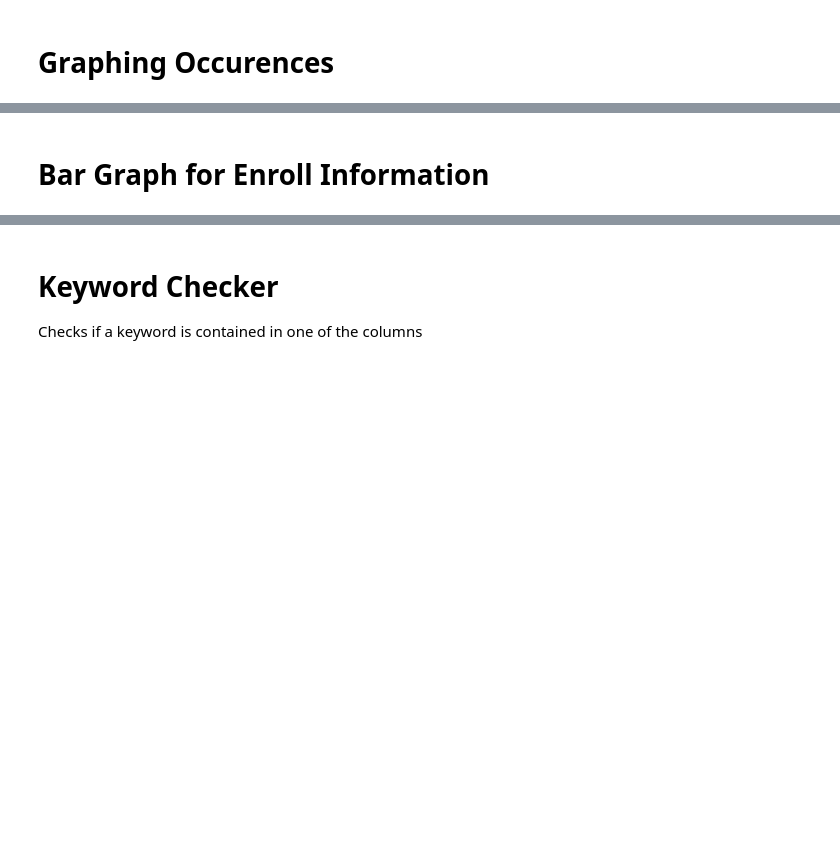
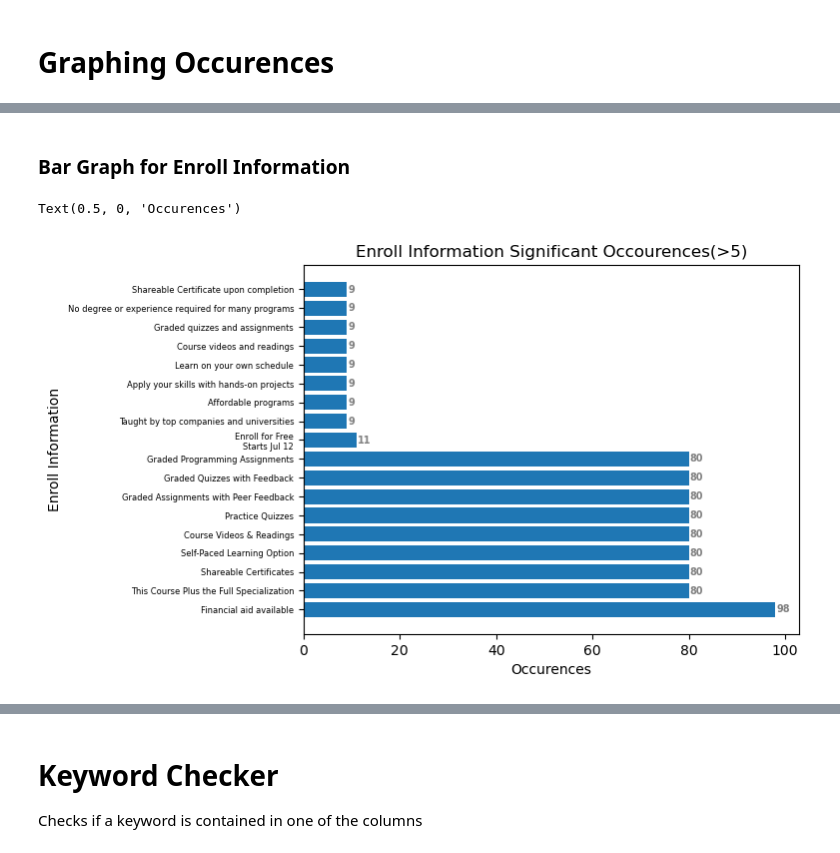
Before and after one commit to danielachacon/coursera, a Jupyter notebook: coursera.ipynb, the cells around one changed output, grey strips where cells are left out. Cells and saved outputs as stored; diff of their text form; code cells hidden in the pictures; blank space fills up the shorter version.

```diff
--- a/coursera.ipynb
+++ b/coursera.ipynb
@@ -181,26 +354,34 @@ for keys, value in enrollInformationDict.items():
 # %% [markdown]
-# Bar Graph for Enroll Information
+### Bar Graph for Enroll Information
 # %%
 x = []
 y = []
+
+#Sort list
+sortedList = sorted(enrollInformationDict.items(), key=lambda x:x[1], reverse=True)
+sortedEnrollInformationDict = dict(sortedList)
+
 # Create List of Skills that Occur Significantly (>5)
-for keys, values in enrollInformationDict.items():
+for keys, values in sortedEnrollInformationDict.items():
     if(values > 5):
         x.append(keys)
         y.append(values)
 
 ax = plt.barh(x, y)
 
 # Add Annotation
 for i in ax.patches:
     plt.text(i.get_width()+0.2, i.get_y()+0.25,
              str(round((i.get_width()), 2)),
              fontsize = 7, fontweight ='bold',
              color ='grey')
 
 plt.title("Enroll Information Significant Occourences(>5)")
 plt.ylabel("Enroll Information")
 plt.xlabel("Occurences")
+# %% [output]
+Text(0.5, 0, 'Occurences')
+[figure, added]
 # %%
 array = coursera['partners']
 partnersDict = {}
```
Also changed, not shown: parts of 43 cells of this notebook, 2 other files.
